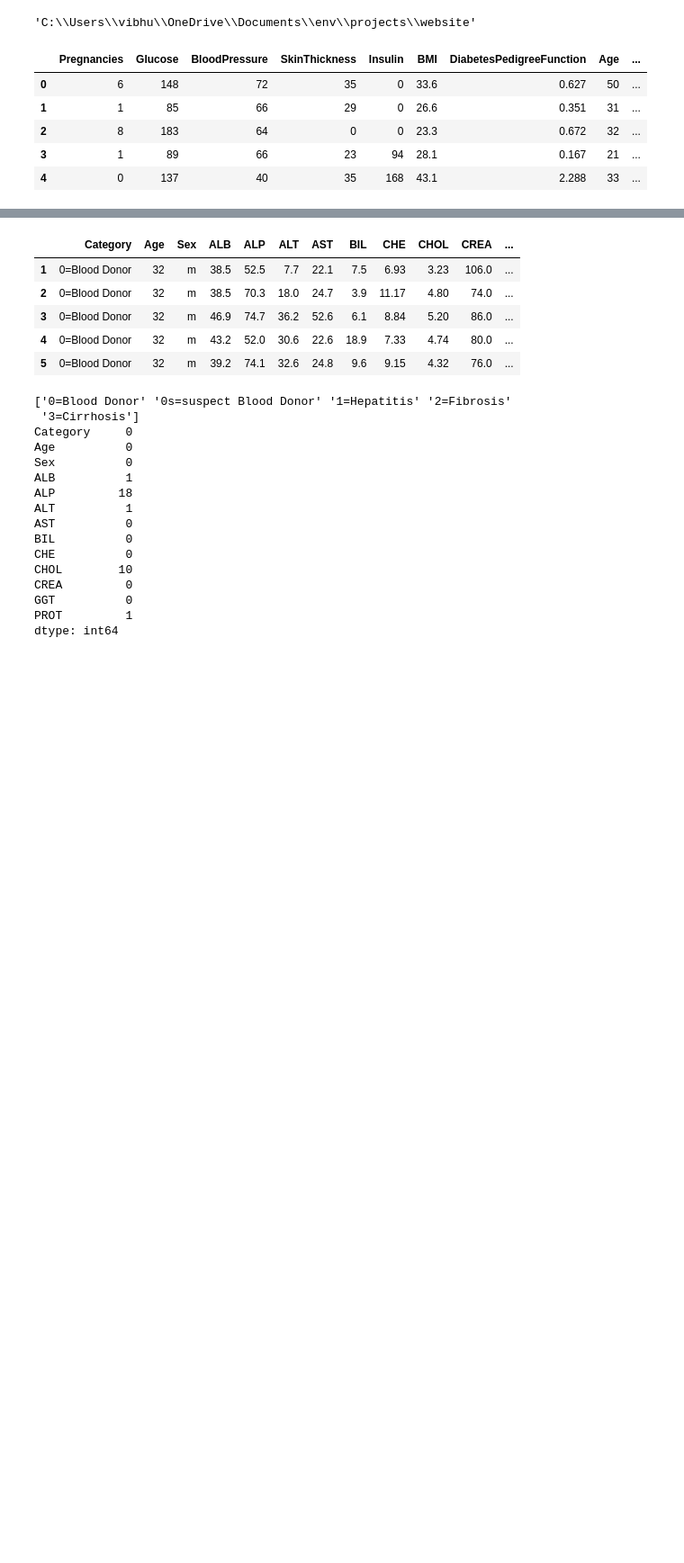
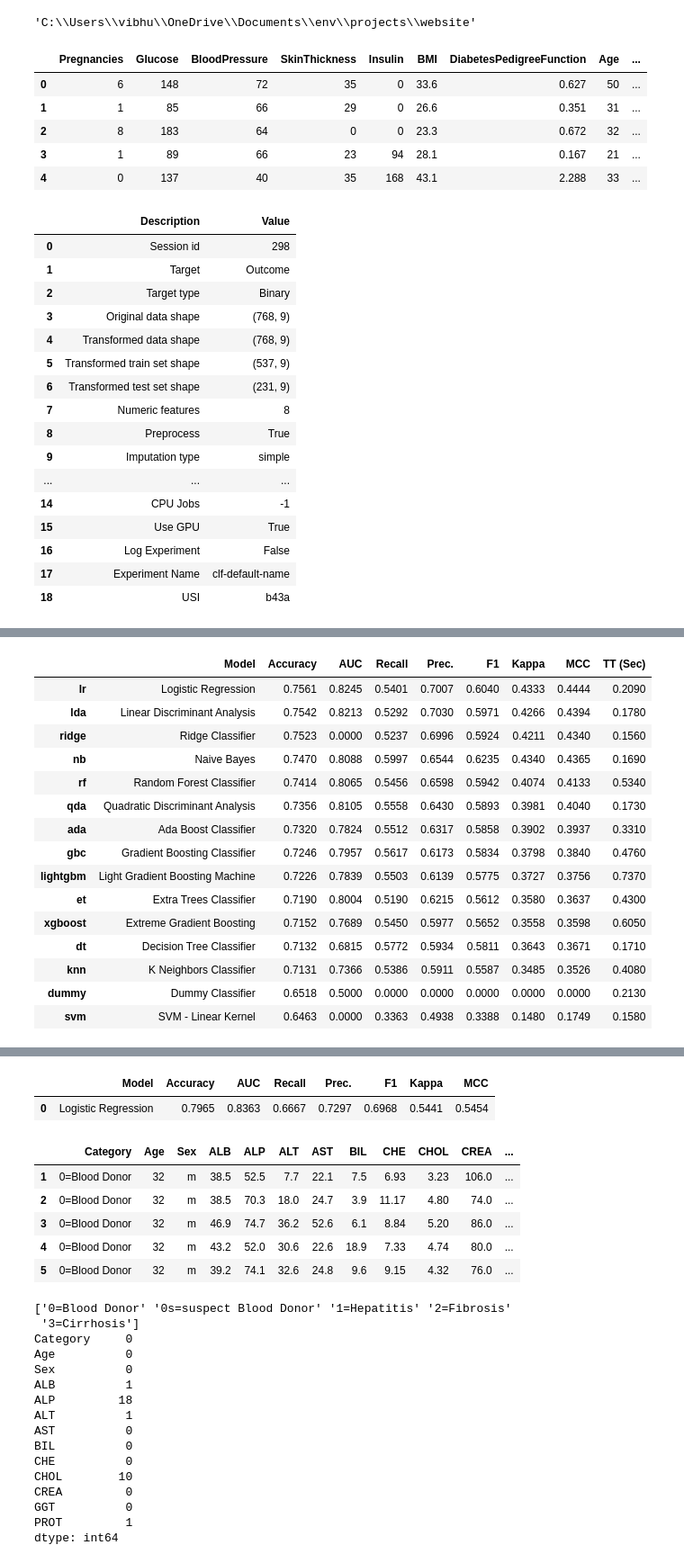
Before and after one commit to VibhuRaj01/Health-Meter, a Jupyter notebook: webmodel.ipynb, the cells around one changed output, grey strips where cells are left out. Shown at 90% size. Cells and saved outputs as stored; diff of their text form; code cells hidden in the pictures; blank space fills up the shorter version.

```diff
--- a/webmodel.ipynb
+++ b/webmodel.ipynb
@@ -25,20 +26,36 @@ df1.head()
 class DiabetesPredictor():
     def __init__(self, df):
         self.df = df
-        self.x_train = None
-        self.y_train = None
-        self.x_val = None
-        self.y_val = None
         self.model = None
-
-    def prepare_data(self):
-        x = self.df.drop('Outcome', axis=1)
-        y = self.df.iloc[:, -1:]
-        self.x_train, self.x_val, self.y_train, self.y_val = train_test_split(x, y, test_size=0.15)
+        self.best_models=None
+        self.predict_model=None
 
     def train_model(self):
-        self.model = LogisticRegression()
-        self.model.fit(self.x_train, self.y_train)
+        self.model = setup(df1, target='Outcome', use_gpu=True)
+        self.best_model=compare_models()
+        self.predict_model=predict_model(self.best_model)
+
 
     def predict(self, input_data):
-        return self.model.predict(input_data)
+        return predict_model(best, data=data)
+# %%
+diabetes=DiabetesPredictor(df1)
+diabetes.train_model()
+# %% [output]
+|  | Description | Value |
+| 0 | Session id | 298 |
+| 1 | Target | Outcome |
+| 2 | Target type | Binary |
+| 3 | Original data shape | (768, 9) |
+| 4 | Transformed data shape | (768, 9) |
+| 5 | Transformed train set shape | (537, 9) |
+| 6 | Transformed test set shape | (231, 9) |
+| 7 | Numeric features | 8 |
+| 8 | Preprocess | True |
+| 9 | Imputation type | simple |
+| ... | ... | ... |
+| 14 | CPU Jobs | -1 |
+| 15 | Use GPU | True |
+| 16 | Log Experiment | False |
+| 17 | Experiment Name | clf-default-name |
+| 18 | USI | b43a |
@@ -44,0 +63,16 @@ class DiabetesPredictor():
+|  | Model | Accuracy | AUC | Recall | Prec. | F1 | Kappa | MCC | TT (Sec) |
+| lr | Logistic Regression | 0.7561 | 0.8245 | 0.5401 | 0.7007 | 0.6040 | 0.4333 | 0.4444 | 0.2090 |
+| lda | Linear Discriminant Analysis | 0.7542 | 0.8213 | 0.5292 | 0.7030 | 0.5971 | 0.4266 | 0.4394 | 0.1780 |
+| ridge | Ridge Classifier | 0.7523 | 0.0000 | 0.5237 | 0.6996 | 0.5924 | 0.4211 | 0.4340 | 0.1560 |
+| nb | Naive Bayes | 0.7470 | 0.8088 | 0.5997 | 0.6544 | 0.6235 | 0.4340 | 0.4365 | 0.1690 |
+| rf | Random Forest Classifier | 0.7414 | 0.8065 | 0.5456 | 0.6598 | 0.5942 | 0.4074 | 0.4133 | 0.5340 |
+| qda | Quadratic Discriminant Analysis | 0.7356 | 0.8105 | 0.5558 | 0.6430 | 0.5893 | 0.3981 | 0.4040 | 0.1730 |
+| ada | Ada Boost Classifier | 0.7320 | 0.7824 | 0.5512 | 0.6317 | 0.5858 | 0.3902 | 0.3937 | 0.3310 |
+| gbc | Gradient Boosting Classifier | 0.7246 | 0.7957 | 0.5617 | 0.6173 | 0.5834 | 0.3798 | 0.3840 | 0.4760 |
+| lightgbm | Light Gradient Boosting Machine | 0.7226 | 0.7839 | 0.5503 | 0.6139 | 0.5775 | 0.3727 | 0.3756 | 0.7370 |
+| et | Extra Trees Classifier | 0.7190 | 0.8004 | 0.5190 | 0.6215 | 0.5612 | 0.3580 | 0.3637 | 0.4300 |
+| xgboost | Extreme Gradient Boosting | 0.7152 | 0.7689 | 0.5450 | 0.5977 | 0.5652 | 0.3558 | 0.3598 | 0.6050 |
+| dt | Decision Tree Classifier | 0.7132 | 0.6815 | 0.5772 | 0.5934 | 0.5811 | 0.3643 | 0.3671 | 0.1710 |
+| knn | K Neighbors Classifier | 0.7131 | 0.7366 | 0.5386 | 0.5911 | 0.5587 | 0.3485 | 0.3526 | 0.4080 |
+| dummy | Dummy Classifier | 0.6518 | 0.5000 | 0.0000 | 0.0000 | 0.0000 | 0.0000 | 0.0000 | 0.2130 |
+| svm | SVM - Linear Kernel | 0.6463 | 0.0000 | 0.3363 | 0.4938 | 0.3388 | 0.1480 | 0.1749 | 0.1580 |
@@ -45,3 +80,5 @@ class DiabetesPredictor():
+|  | Model | Accuracy | AUC | Recall | Prec. | F1 | Kappa | MCC |
+| 0 | Logistic Regression | 0.7965 | 0.8363 | 0.6667 | 0.7297 | 0.6968 | 0.5441 | 0.5454 |
 # %%
 file_path2=os.path.join('HepatitisCdata.csv')
 df2=pd.read_csv(file_path2, index_col=0)
```
Also changed, not shown: parts of 7 cells of this notebook.
